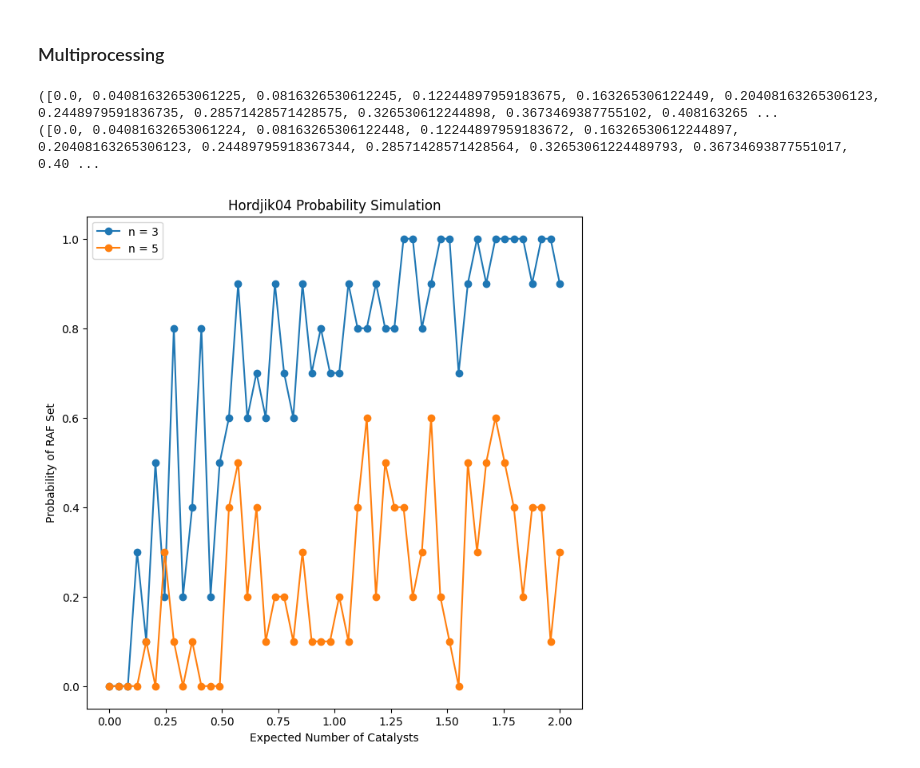
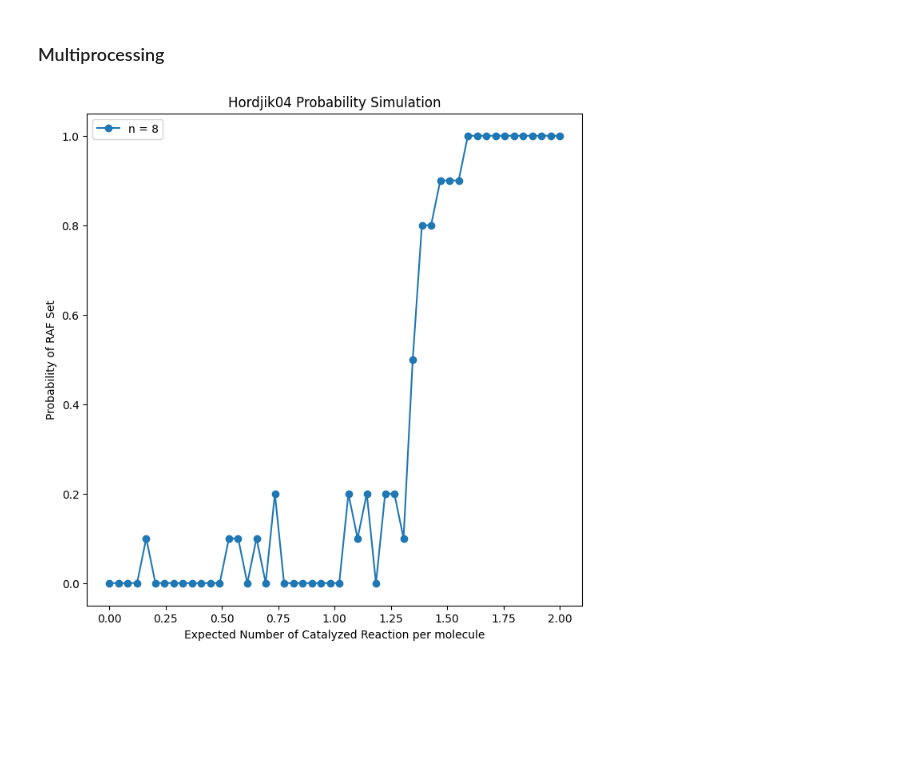
Before and after one commit to VJ-Varanasi/Autocatalytic-Reaction-Networks, a Jupyter notebook: hordjik04.ipynb, the cells around one changed output. Saved outputs shown, nothing was run; the diff lists cells and outputs as text; code cells hidden in the pictures; blank space fills up the shorter version.

```diff
--- a/hordjik04.ipynb
+++ b/hordjik04.ipynb
@@ -150,3 +218,9 @@ def Rsupp (R):
             if j not in supp:
                 supp.append(j)
     return(supp)
+# %%
+R = {1: [['A', 'A'], ['AA']],
+ 2: [['AA'], ['A', 'A']],
+ 3: [['A', 'B'], ['AB']],
+ 5: [['AB'], ['A', 'B']],
+ 6: [['BA'], ['B', 'A']]}
@@ -285,4 +371,4 @@ RAF(X,F,R,C)
 # %% [markdown]
 ## Kauffman Model
 # %%
-X,F,R,C = create_kauffman_network(3,1,0.05)
+X,F,R,C = create_kauffman_network(3,2,0.02)
@@ -337,17 +427,29 @@ RAF_sim([10,10], [3,5], 2,2)
 def RAF_pool_sim_helper(N, n, t, f_max, reps=50):
 
 
-    X,F,R,C = create_kauffman_network(n, 0, 0)
+    X,F,R,C = create_kauffman_network(n, t, 0)
     R_size = len(R)
+    #print(R_size)
     p_max = f_max/R_size
     ps = np.linspace(0,p_max, reps)
+    #print(ps)
     Xs = []
     Ys= []
-    for p in ps:
+
+    for p in tqdm(ps):
         raf_count = 0
         for k in range(N):
-            X,F,R,C = create_kauffman_network(n, t, p)
-            raf_count = RAF(X,F,R,C) + raf_count
+            X_new= X.copy()
+            R_new = copy.deepcopy(R)
+            C_new = create_catalysts(X_new, R_size, p)
+
+            # print(X_new)
+            # print(R_new)
+            # print(C_new)
+            # print(F)
+            # print("---------------------")
+            #X,F,R,C = create_kauffman_network(n, t, p)
+            raf_count = RAF(X_new,F,R_new,C_new) + raf_count
 
         Xs.append(p*R_size)
         Ys.append(raf_count/N)
@@ -367,13 +502,11 @@ def RAF_pool_sim(Ns, ns, t, f_max, reps = 50):
             plt.plot(result[0],result[1], "-o", label= "n = {}".format(result[2]))
 
     plt.legend()
-    plt.xlabel("Expected Number of Catalysts")
+    plt.xlabel("Expected Number of Catalyzed Reaction per molecule")
     plt.ylabel("Probability of RAF Set")
     plt.title("Hordjik04 Probability Simulation")
     plt.show()
 # %%
-RAF_pool_sim([10,10], [3,5], 2,2)
+RAF_pool_sim([10], [8], 2,2)
 # %% [output]
-([0.0, 0.04081632653061225, 0.0816326530612245, 0.12244897959183675, 0.163265306122449, 0.20408163265306123, 0.2448979591836735, 0.28571428571428575, 0.326530612244898, 0.3673469387755102, 0.408163265 ...
-([0.0, 0.04081632653061224, 0.08163265306122448, 0.12244897959183672, 0.16326530612244897, 0.20408163265306123, 0.24489795918367344, 0.28571428571428564, 0.32653061224489793, 0.36734693877551017, 0.40 ...
-[figure, old version]
+[figure, new version]
```
Also changed, not shown: parts of 16 cells of this notebook.
